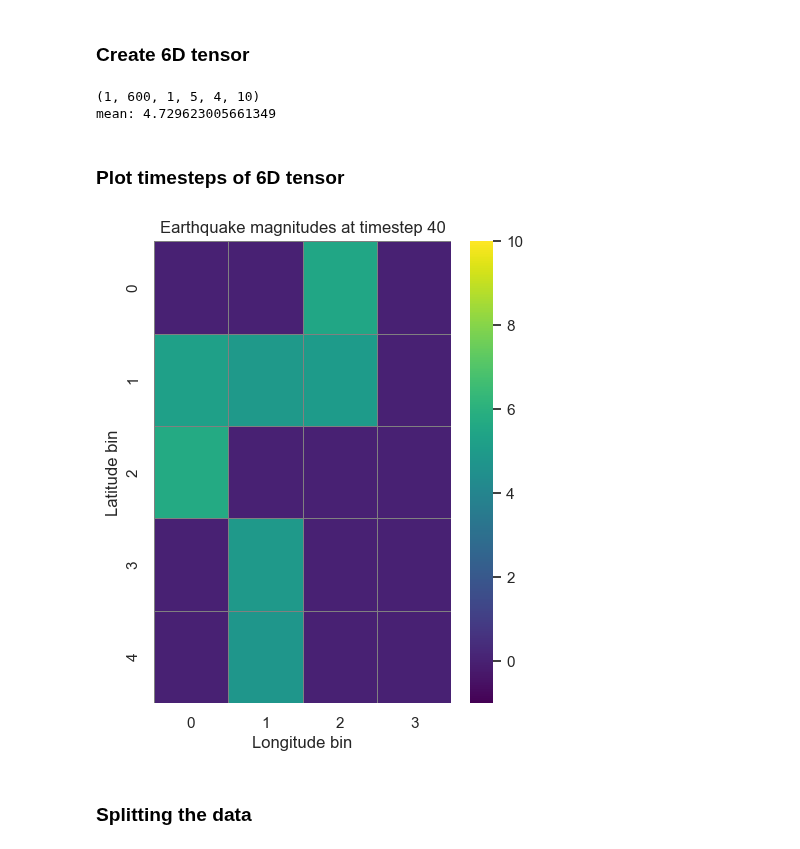
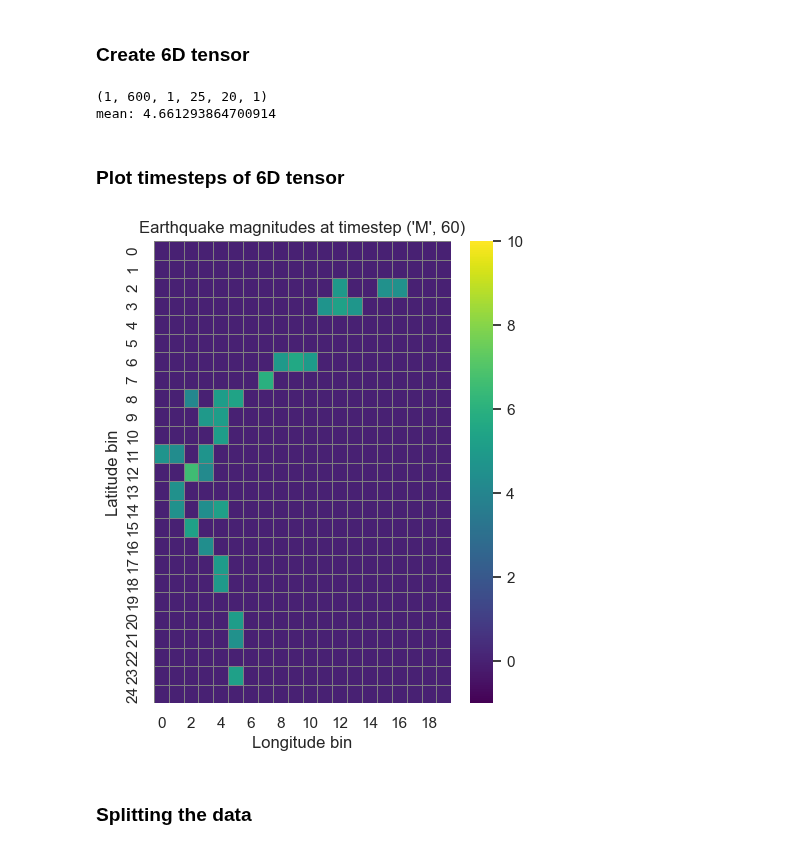
Before and after one commit to TheTrueSquirrel/thesis_spring_2023, a Jupyter notebook: sketch4.ipynb, the cells around one changed output. Saved outputs shown, nothing was run; the diff lists cells and outputs as text; code cells hidden in the pictures.

```diff
--- a/sketch4.ipynb
+++ b/sketch4.ipynb
@@ -1078,8 +1077,8 @@ import pandas as pd
 
 # Choose frequency and binsize
 freq = 'M'  # Change frequency, use SMS for two weeks
-binsize = 10
-depthsize = 70
+binsize = 2
+depthsize = 700
 # Load earthquake data into a pandas DataFrame
 df = pd.read_csv('data/Japan_10_60_134_174_1973_2023_V2.csv')
 df['Time'] = pd.to_datetime(df.Time)
@@ -1113,37 +1112,37 @@ tensor6D_convLSTM3D = np.flip(tensor6D_convLSTM3D, axis=3)
 print(tensor6D_convLSTM3D.shape)
 print("mean:", tensor6D_convLSTM3D.flatten()[tensor6D_convLSTM3D.flatten() > 0].mean())
 # %% [output]
-(1, 600, 1, 5, 4, 10)
-mean: 4.729623005661349
+(1, 600, 1, 25, 20, 1)
+mean: 4.661293864700914
 # %% [markdown]
 ### Plot timesteps of 6D tensor
 # %%
 import seaborn as sns
 import matplotlib.pyplot as plt
 
 # Choose a timestep to plot (e.g. the first timestep)
-timestep = 40
+timestep = 60
 depth = 0
 channel = 0
 
 # Extract the data for the chosen timestep from the tensor
 # tensor_convLSTM = tf.cast(tf.reduce_max(tensor_convLSTM, axis=2, keepdims=True) > 0, dtype=tf.int32)
 
 data = tensor6D_convLSTM3D[0, timestep, channel, :, :, depth]
 
 # Create a heatmap plot of the data using Seaborn
 sns.set(rc={'figure.figsize':(4.8,6)})
 sns.heatmap(data, cmap='viridis', vmin=-1, vmax=10, linewidths=0.5, linecolor='grey', annot=False)
 
 # Set the plot title and axis labels
-plt.title(f'Earthquake magnitudes at timestep {timestep}')
+plt.title(f'Earthquake magnitudes at timestep {freq, timestep}')
 plt.xlabel('Longitude bin')
 plt.ylabel('Latitude bin')
 
 # Show the plot
 plt.show()
 # %% [output]
-[figure, old version]
+[figure, new version]
 # %% [markdown]
 ### Splitting the data
 # %%
```
Also changed, not shown: parts of 11 cells of this notebook, 3 other files.
